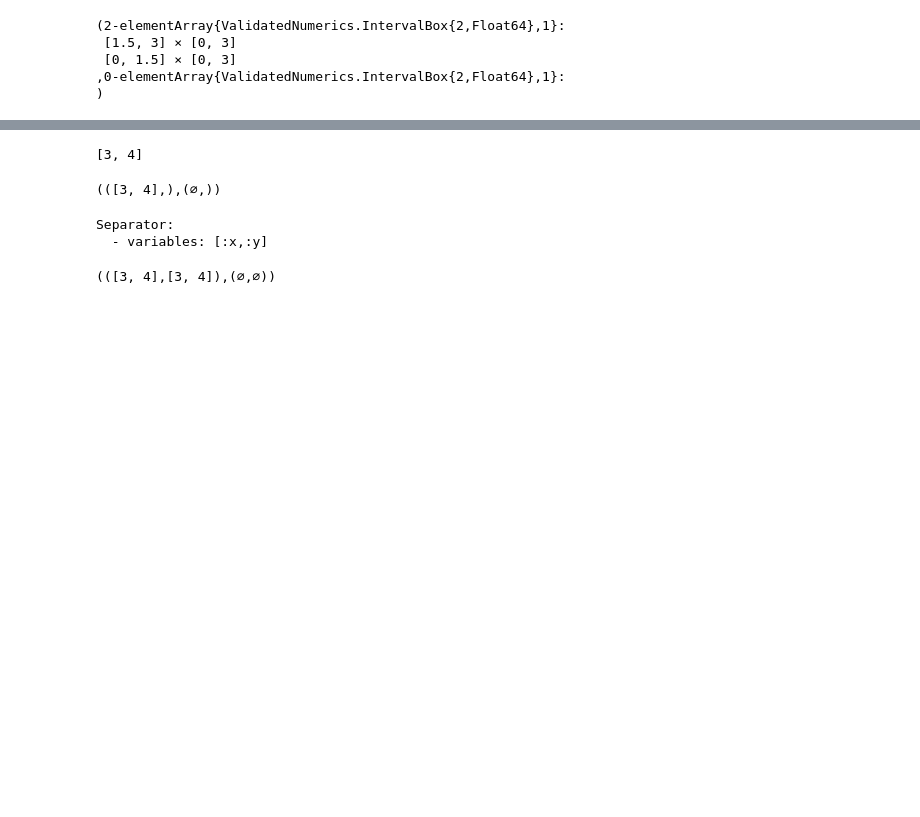
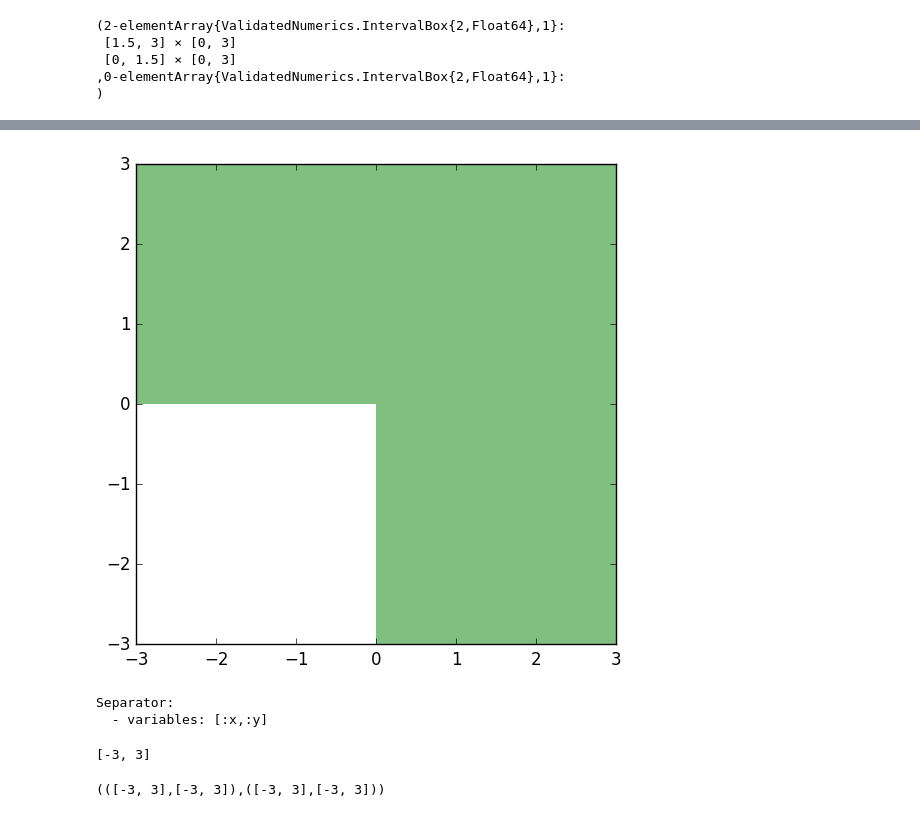
Before and after one commit to JuliaIntervals/IntervalConstraintProgramming.jl, a Jupyter notebook: examples/Set inversion with separators examples.ipynb, the cells around one changed output, grey strips where cells are left out. Drawn from its saved outputs; the diff is of its cells as text; code cells hidden in the pictures; blank space fills up the shorter version.

```diff
--- a/examples/Set inversion with separators examples.ipynb
+++ b/examples/Set inversion with separators examples.ipynb
@@ -274,19 +290,25 @@ axis("image")
+# %%
+include("draw_boxes.jl")
+draw(inner)
+
+xlim(-3, 3)
+ylim(-3, 3)
+ax = gca()
+ax[:set_aspect]("equal")
+# %% [output]
+[figure, added]
+# %%
+S9a = @constraint -1 <= x + y <= 1
+S9b = @constraint -1 <= x - y <= 1
+S9 = S9a ∩ S9b
+# %% [output]
+Separator:
+  - variables: [:x,:y]
 # %%
-x = 3..4
-y = 3..4
+x = y = -3..3
 # %% [output]
-[3, 4]
+[-3, 3]
 # %%
-S7a( (x))
-S7b( (y))
+S9((x,y))
 # %% [output]
-(([3, 4],),(∅,))
+(([-3, 3],[-3, 3]),([-3, 3],[-3, 3]))
-# %%
-S8 = @constraint 1x + y-y >= 0
-# %% [output]
-Separator:
-  - variables: [:x,:y]
-# %%
-S8( (x,y))
-# %% [output]
-(([3, 4],[3, 4]),(∅,∅))
```
Also changed, not shown: parts of 15 cells of this notebook, 1 other file.
